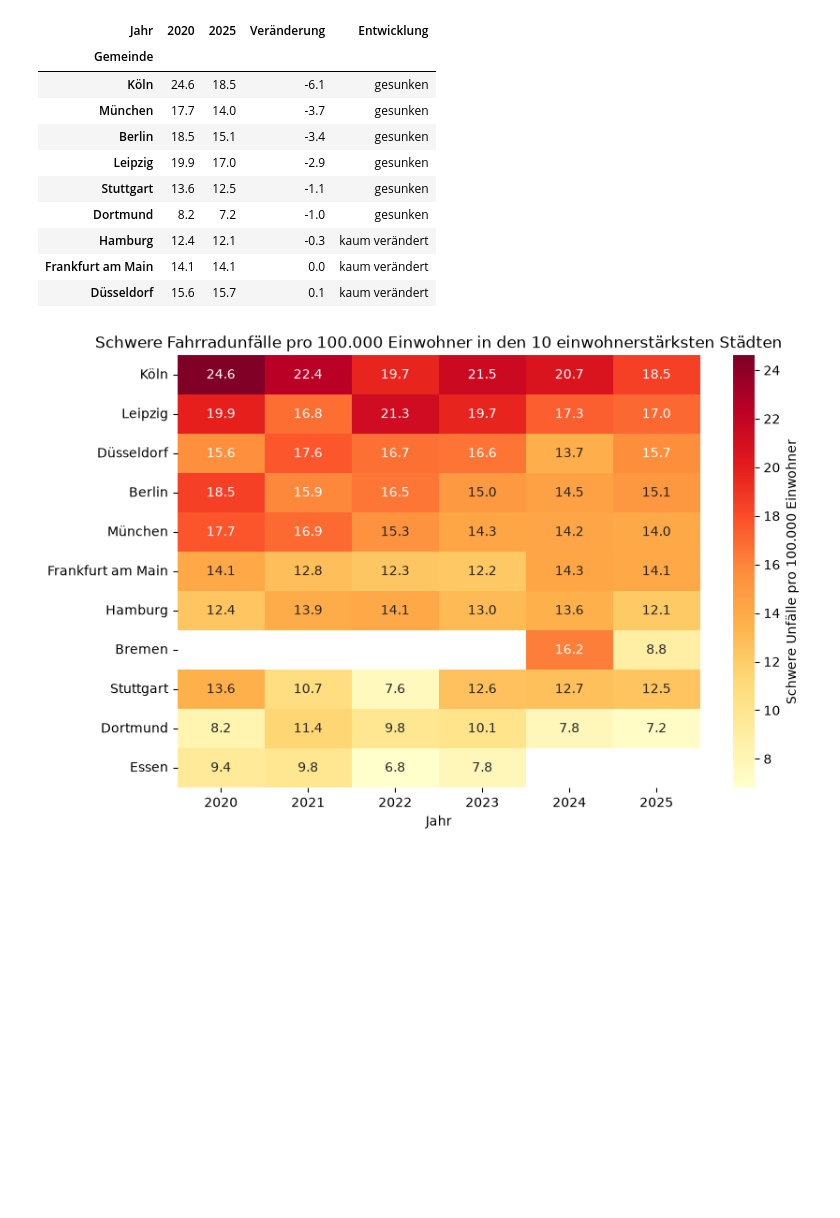
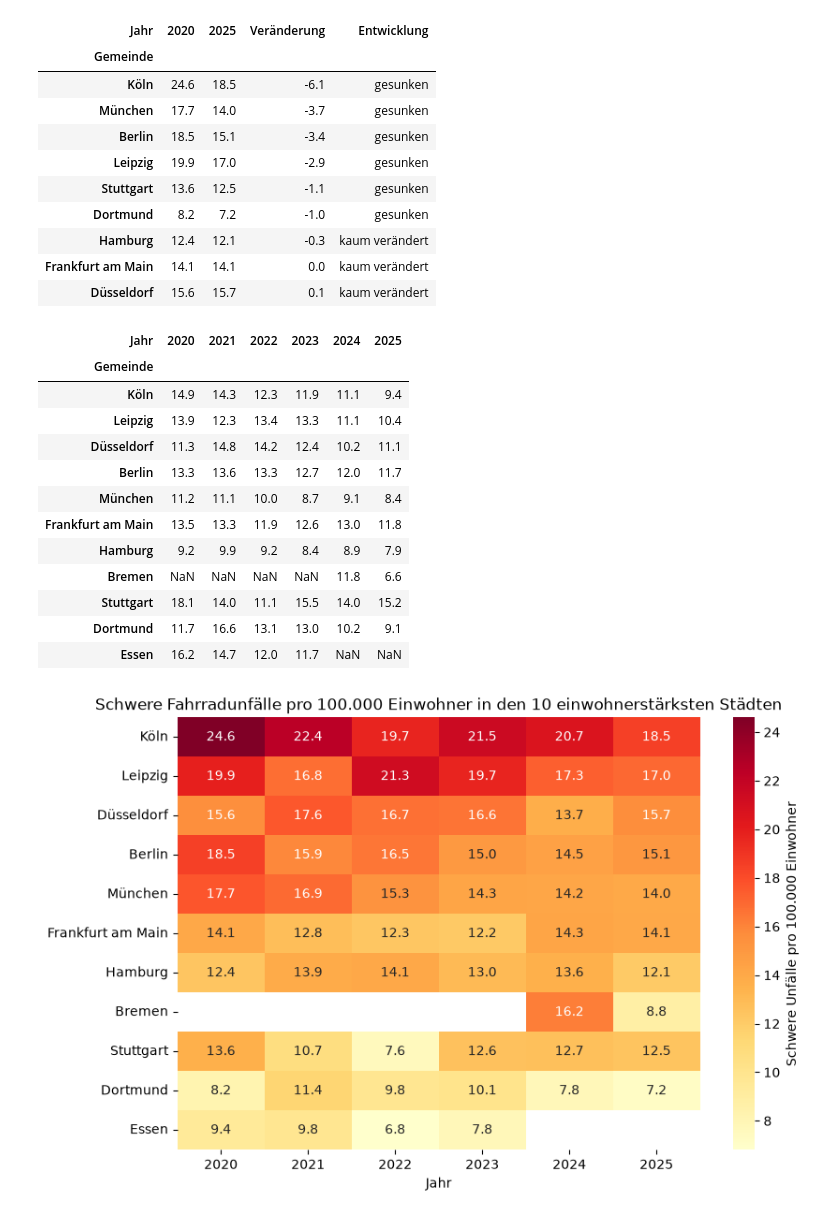
Before and after one commit to RogovaNatalia/Unfallorte_Projekt, a Jupyter notebook: analyse.ipynb, the cells around one changed output. Cells and saved outputs as stored; diff of their text form; code cells hidden in the pictures; blank space fills up the shorter version.

```diff
--- a/analyse.ipynb
+++ b/analyse.ipynb
@@ -790,6 +793,24 @@ display(vergleich.sort_values("Veränderung"))
 | Hamburg | 12.4 | 12.1 | -0.3 | kaum verändert |
 | Frankfurt am Main | 14.1 | 14.1 | 0.0 | kaum verändert |
 | Düsseldorf | 15.6 | 15.7 | 0.1 | kaum verändert |
+# %%
+dynamik_anteil = alle_daten.pivot(index="Gemeinde", columns="Jahr", values="Anteil_schwer_%")
+dynamik_anteil = dynamik_anteil.loc[dynamik.index]     # gleiche Reihenfolge wie oben
+display(dynamik_anteil)
+# %% [output]
+| Jahr | 2020 | 2021 | 2022 | 2023 | 2024 | 2025 |
+| Gemeinde |  |  |  |  |  |  |
+| Köln | 14.9 | 14.3 | 12.3 | 11.9 | 11.1 | 9.4 |
+| Leipzig | 13.9 | 12.3 | 13.4 | 13.3 | 11.1 | 10.4 |
+| Düsseldorf | 11.3 | 14.8 | 14.2 | 12.4 | 10.2 | 11.1 |
+| Berlin | 13.3 | 13.6 | 13.3 | 12.7 | 12.0 | 11.7 |
+| München | 11.2 | 11.1 | 10.0 | 8.7 | 9.1 | 8.4 |
+| Frankfurt am Main | 13.5 | 13.3 | 11.9 | 12.6 | 13.0 | 11.8 |
+| Hamburg | 9.2 | 9.9 | 9.2 | 8.4 | 8.9 | 7.9 |
+| Bremen | NaN | NaN | NaN | NaN | 11.8 | 6.6 |
+| Stuttgart | 18.1 | 14.0 | 11.1 | 15.5 | 14.0 | 15.2 |
+| Dortmund | 11.7 | 16.6 | 13.1 | 13.0 | 10.2 | 9.1 |
+| Essen | 16.2 | 14.7 | 12.0 | 11.7 | NaN | NaN |
 # %%
 # Heatmap: Städte (Zeilen) x Jahre (Spalten), leere Felder = nicht in den Top 10
 fig, ax = plt.subplots(figsize=(9, 6))
```
Also changed, not shown: parts of 2 cells of this notebook, 7 other files.
